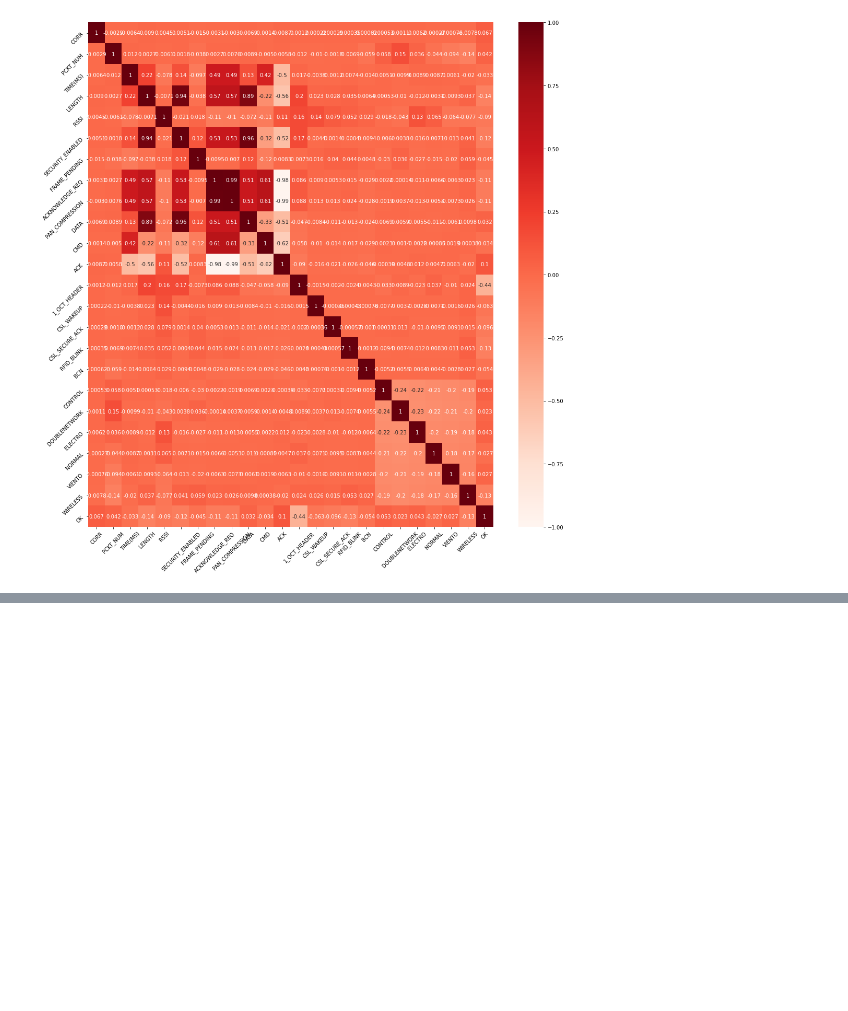
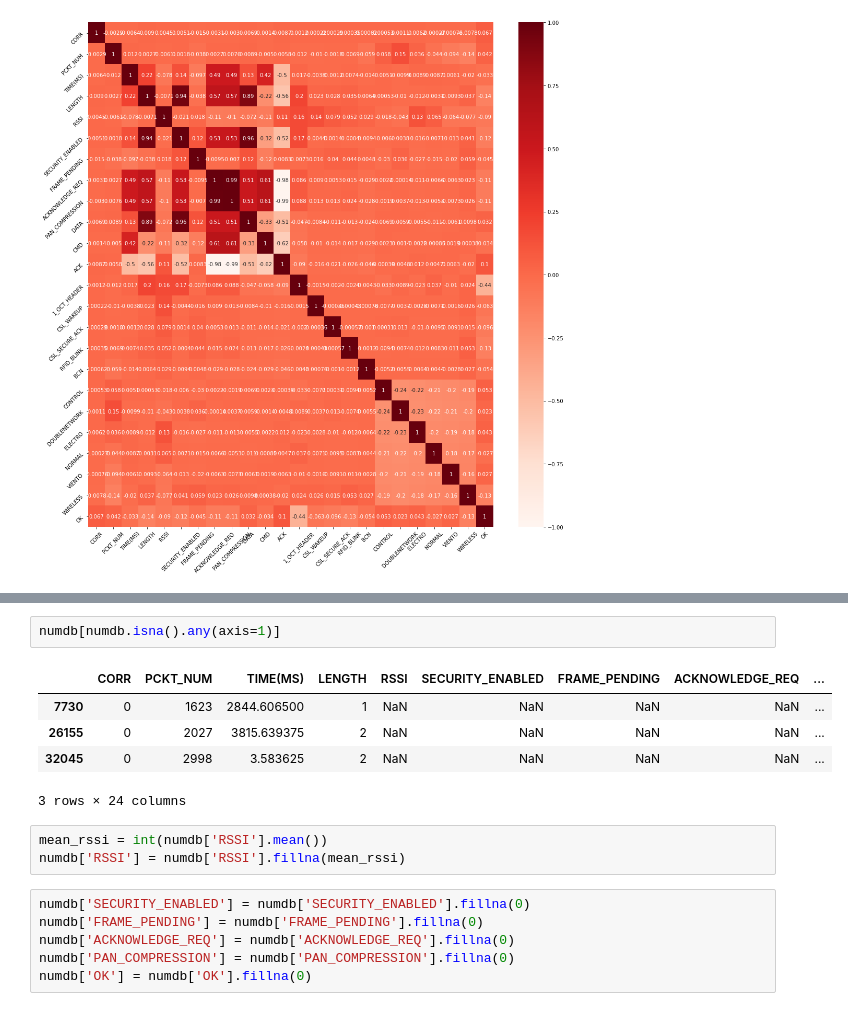
Before and after one commit to the-other-mariana/star-network, a Jupyter notebook: misc/data-analysis/analysis.ipynb, the cells around one changed output, grey strips where cells are left out. Cells and saved outputs as stored; diff of their text form; blank space fills up the shorter version.

```diff
--- a/misc/data-analysis/analysis.ipynb
+++ b/misc/data-analysis/analysis.ipynb
@@ -95,0 +119,17 @@ plt.show()
+# %%
+numdb[numdb.isna().any(axis=1)]
+# %% [output]
+|  | CORR | PCKT_NUM | TIME(MS) | LENGTH | RSSI | SECURITY_ENABLED | FRAME_PENDING | ACKNOWLEDGE_REQ | ... |
+| 7730 | 0 | 1623 | 2844.606500 | 1 | NaN | NaN | NaN | NaN | ... |
+| 26155 | 0 | 2027 | 3815.639375 | 2 | NaN | NaN | NaN | NaN | ... |
+| 32045 | 0 | 2998 | 3.583625 | 2 | NaN | NaN | NaN | NaN | ... |
+3 rows × 24 columns
+# %%
+mean_rssi = int(numdb['RSSI'].mean())
+numdb['RSSI'] = numdb['RSSI'].fillna(mean_rssi)
+# %%
+numdb['SECURITY_ENABLED'] = numdb['SECURITY_ENABLED'].fillna(0)
+numdb['FRAME_PENDING'] = numdb['FRAME_PENDING'].fillna(0)
+numdb['ACKNOWLEDGE_REQ'] = numdb['ACKNOWLEDGE_REQ'].fillna(0)
+numdb['PAN_COMPRESSION'] = numdb['PAN_COMPRESSION'].fillna(0)
+numdb['OK'] = numdb['OK'].fillna(0)
```
Also changed, not shown: parts of 9 cells of this notebook, 3 other files.
